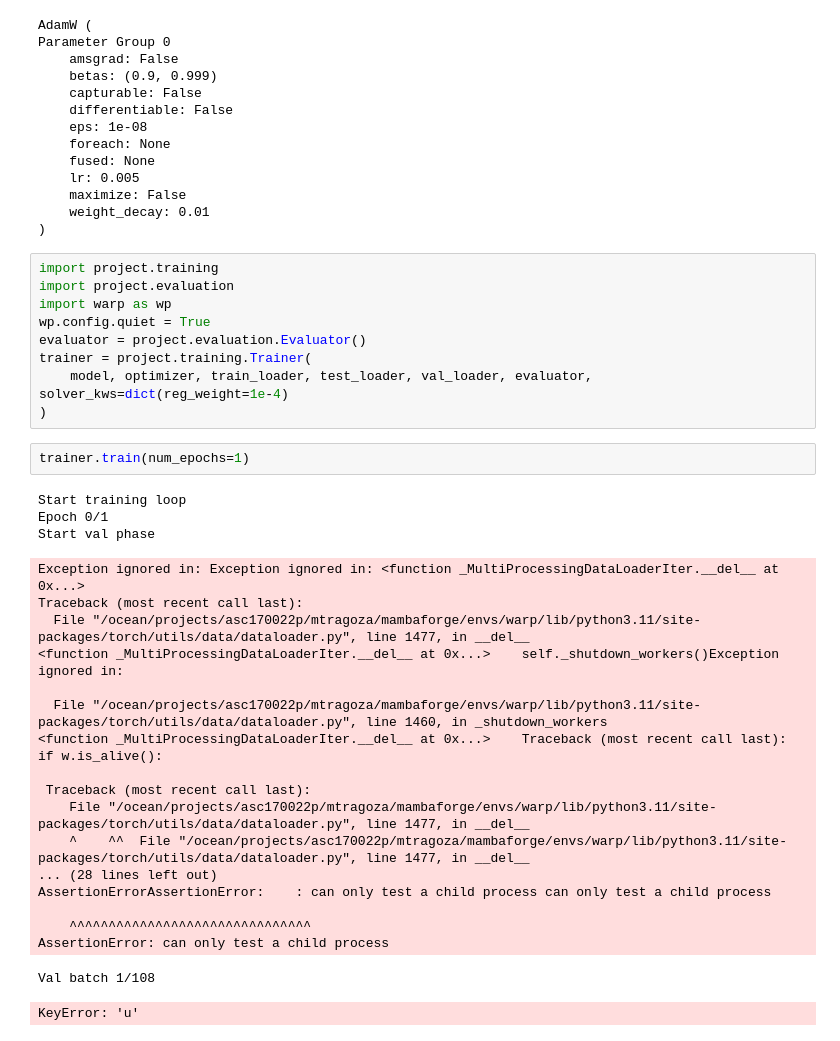
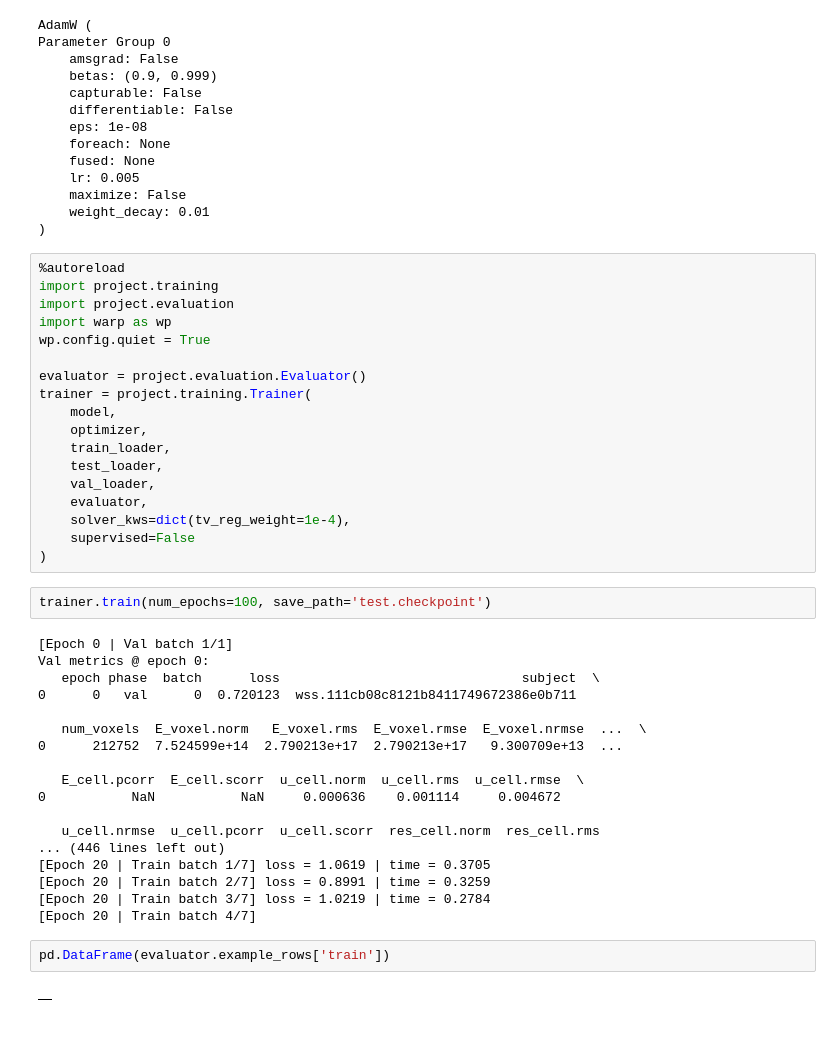
Before and after one commit to mattragoza/lung-project, a Jupyter notebook: notebooks/shapenet/30-training-interactive.ipynb, the cells around one changed output. Cells and saved outputs as stored; diff of their text form.

```diff
--- a/notebooks/shapenet/30-training-interactive.ipynb
+++ b/notebooks/shapenet/30-training-interactive.ipynb
@@ -251,36 +177,44 @@ Parameter Group 0
     weight_decay: 0.01
 )
 # %%
+%autoreload
 import project.training
 import project.evaluation
 import warp as wp
 wp.config.quiet = True
+
 evaluator = project.evaluation.Evaluator()
 trainer = project.training.Trainer(
-    model, optimizer, train_loader, test_loader, val_loader, evaluator, solver_kws=dict(reg_weight=1e-4)
+    model,
+    optimizer,
+    train_loader,
+    test_loader,
+    val_loader,
+    evaluator,
+    solver_kws=dict(tv_reg_weight=1e-4),
+    supervised=False
 )
 # %%
-trainer.train(num_epochs=1)
+trainer.train(num_epochs=100, save_path='test.checkpoint')
 # %% [output]
-Start training loop
-Epoch 0/1
-Start val phase
+[Epoch 0 | Val batch 1/1]
+Val metrics @ epoch 0:
+   epoch phase  batch      loss                               subject  \
+0      0   val      0  0.720123  wss.111cb08c8121b8411749672386e0b711
+
+   num_voxels  E_voxel.norm   E_voxel.rms  E_voxel.rmse  E_voxel.nrmse  ...  \
+0      212752  7.524599e+14  2.790213e+17  2.790213e+17   9.300709e+13  ...
+
+   E_cell.pcorr  E_cell.scorr  u_cell.norm  u_cell.rms  u_cell.rmse  \
+0           NaN           NaN     0.000636    0.001114     0.004672
+
+   u_cell.nrmse  u_cell.pcorr  u_cell.scorr  res_cell.norm  res_cell.rms
+... (446 lines left out)
+[Epoch 20 | Train batch 1/7] loss = 1.0619 | time = 0.3705
+[Epoch 20 | Train batch 2/7] loss = 0.8991 | time = 0.3259
+[Epoch 20 | Train batch 3/7] loss = 1.0219 | time = 0.2784
+[Epoch 20 | Train batch 4/7]
-Exception ignored in: Exception ignored in: <function _MultiProcessingDataLoaderIter.__del__ at 0x...>
-Traceback (most recent call last):
-  File "/ocean/projects/asc170022p/mtragoza/mambaforge/envs/warp/lib/python3.11/site-packages/torch/utils/data/dataloader.py", line 1477, in __del__
-<function _MultiProcessingDataLoaderIter.__del__ at 0x...>    self._shutdown_workers()Exception ignored in:
-
-  File "/ocean/projects/asc170022p/mtragoza/mambaforge/envs/warp/lib/python3.11/site-packages/torch/utils/data/dataloader.py", line 1460, in _shutdown_workers
-<function _MultiProcessingDataLoaderIter.__del__ at 0x...>    Traceback (most recent call last):
-if w.is_alive():
-
- Traceback (most recent call last):
-    File "/ocean/projects/asc170022p/mtragoza/mambaforge/envs/warp/lib/python3.11/site-packages/torch/utils/data/dataloader.py", line 1477, in __del__
-    ^    ^^  File "/ocean/projects/asc170022p/mtragoza/mambaforge/envs/warp/lib/python3.11/site-packages/torch/utils/data/dataloader.py", line 1477, in __del__
-... (28 lines left out)
-AssertionErrorAssertionError:    : can only test a child process can only test a child process
-
-    ^^^^^^^^^^^^^^^^^^^^^^^^^^^^^^^
-AssertionError: can only test a child process
-Val batch 1/108
-KeyError: 'u'
+# %%
+pd.DataFrame(evaluator.example_rows['train'])
+# %% [output]
+|  |
```
Also changed, not shown: parts of 10 cells of this notebook, 12 other files.
